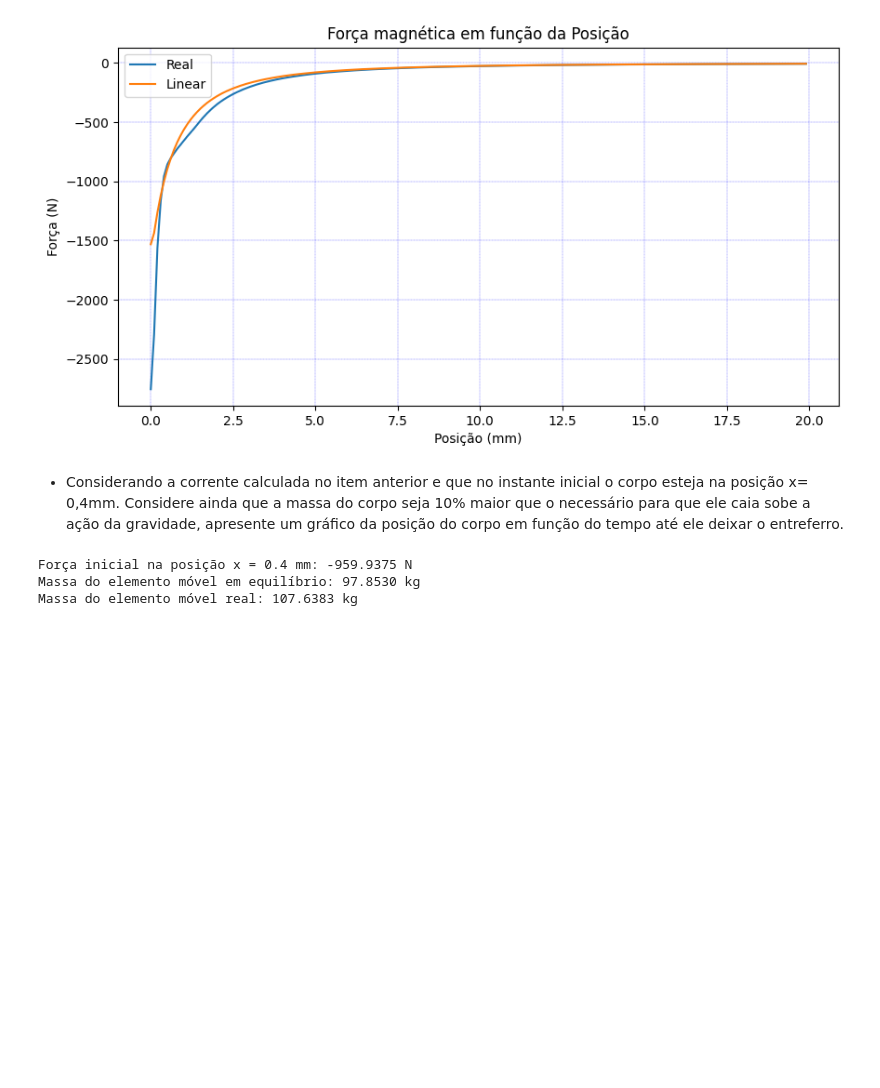
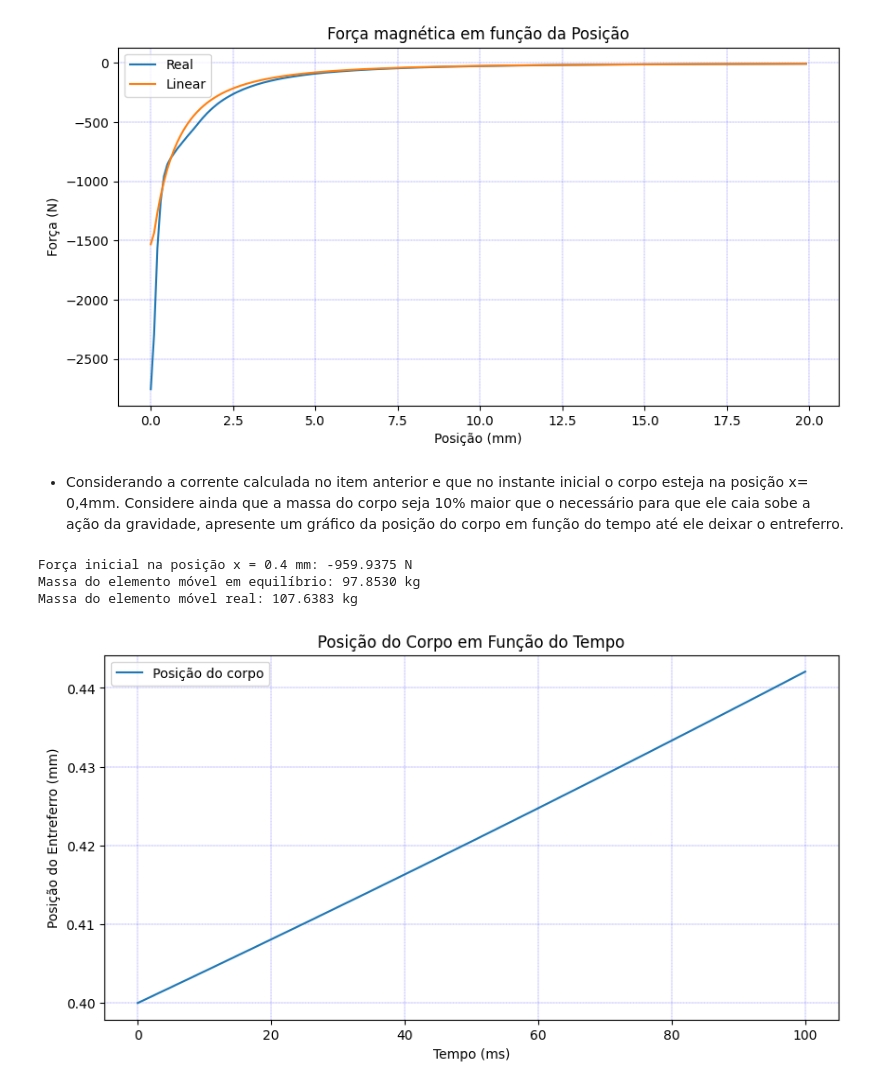
Before and after one commit to marcus-valmeida/Projeto-conversao, a Jupyter notebook: exercicio3/exercicio3.ipynb, the cells around one changed output. Cells and saved outputs as stored; diff of their text form; code cells hidden in the pictures; blank space fills up the shorter version.

Commit message:
plot da posição em função do tempo

```diff
--- a/exercicio3/exercicio3.ipynb
+++ b/exercicio3/exercicio3.ipynb
@@ -199,6 +197,7 @@ forca_inicial = forca_magnetica(0.0004)
 # Determinando a massa do elemento móvel real e em equlibrio com a gravidade.
 massa_equilibrio = np.abs(forca_inicial)/ 9.81              # m = forca / g
 massa_real = 1.10 * massa_equilibrio                        # 10% a mais que o equilíbrio
+forca_gravidade = massa_real * 9.81                         # Força gravitacional do elemento móvel real
 
 print(f"Força inicial na posição x = 0.4 mm: {forca_inicial:.4f} N")
 print(f"Massa do elemento móvel em equilíbrio: {massa_equilibrio:.4f} kg")
@@ -207,3 +206,45 @@ print(f"Massa do elemento móvel real: {massa_real:.4f} kg")
 Força inicial na posição x = 0.4 mm: -959.9375 N
 Massa do elemento móvel em equilíbrio: 97.8530 kg
 Massa do elemento móvel real: 107.6383 kg
+# %%
+def equacao_movimento(t, S):
+    # Equação do movimento para o sistema magnético, que será usada pela biblioteca da scipy para resolver a EDO
+    v, x = S
+
+    # Força magnética inicial na posição x = 0.4 mm
+    F_magnetica = forca_magnetica(x)
+
+    # Cálculo da força resuktante
+    F_resultante = F_magnetica - forca_gravidade
+
+    # Cálculo da aceleração
+    a = F_resultante / massa_real
+
+    # Retorna as derivadas [dx/dt, dv/dt]
+    return [v, a]
+# %%
+### Iniciando os calculos para resolver a equação diferencia: m*x'' = F_magnetica - F_gravidade
+
+S0 = [[0.0004, 0.0]]                                        # Posição inicial do elemento móvel e velocidade inicial
+
+t_simulacao = [0, 0.1]                                      # Tempo de simulação (0 a 0.1 segundos)
+
+# Implementando a solução da EDO da scipy.integrate
+# A função solve_ivp simula o comportamento do sistema ao longo do tempo
+resultado = solve_ivp(equacao_movimento, t_simulacao, S0[0], dense_output=True)
+
+# ----- Extraindo os dados da solução -----
+tempo = resultado.t                                       # Tempo em segundos
+posicao = resultado.y[0]                                  # Posição x em metros
+
+# ----- Plot -----
+plt.figure(figsize=[10,5])
+plt.plot(tempo*1000, posicao*1000, label="Posição do corpo")
+plt.xlabel("Tempo (ms)")
+plt.ylabel("Posição do Entreferro (mm)")
+plt.title("Posição do Corpo em Função do Tempo")
+plt.legend()
+plt.grid(True, which='both', linestyle='--', linewidth=0.2, color='blue')
+plt.show()
+# %% [output]
+[figure, added]
```
Also changed, not shown: parts of 1 cell of this notebook.
